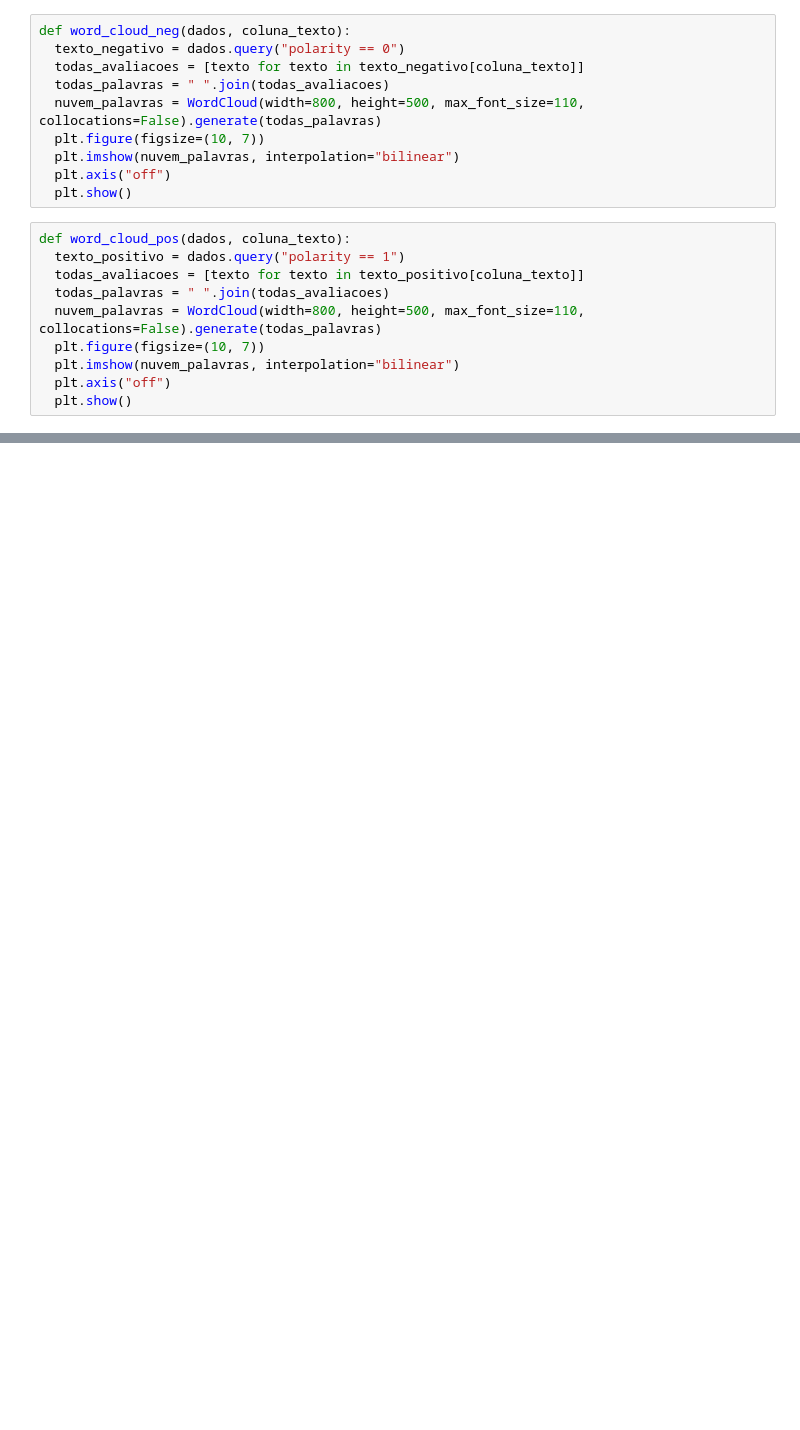
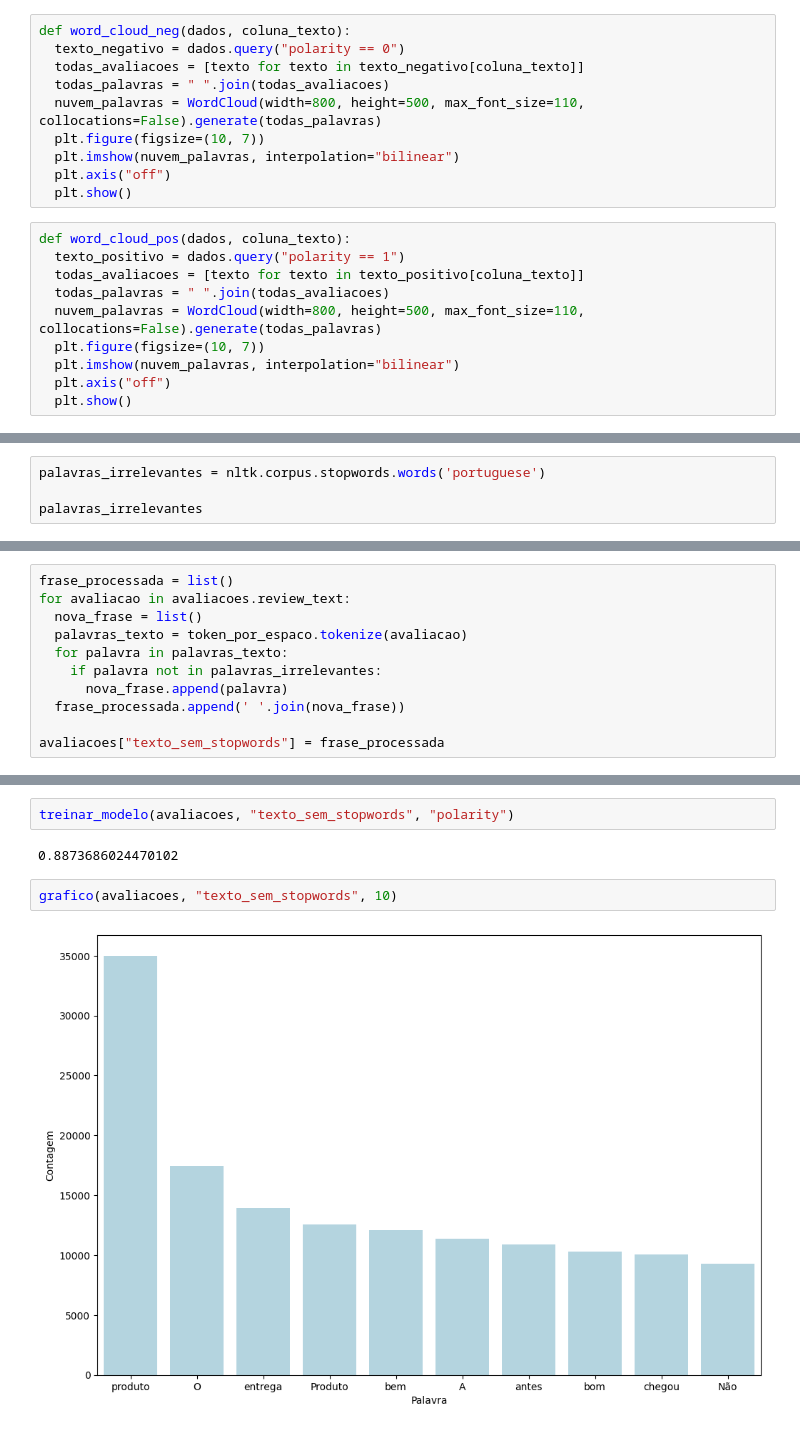
Before and after one commit to alvaro-amorim/Estudos-posgraduacao-iafordevs, a Jupyter notebook: Estudo_bag_of_words.ipynb, the cells around one changed output, grey strips where cells are left out. Drawn from its saved outputs; the diff is of its cells as text; blank space fills up the shorter version.

```diff
--- a/Estudo_bag_of_words.ipynb
+++ b/Estudo_bag_of_words.ipynb
@@ -179,0 +274,4 @@ word_cloud_pos(avaliacoes, "review_text")
+# %%
+palavras_irrelevantes = nltk.corpus.stopwords.words('portuguese')
+
+palavras_irrelevantes
@@ -179,0 +296,11 @@ word_cloud_pos(avaliacoes, "review_text")
+# %%
+frase_processada = list()
+for avaliacao in avaliacoes.review_text:
+  nova_frase = list()
+  palavras_texto = token_por_espaco.tokenize(avaliacao)
+  for palavra in palavras_texto:
+    if palavra not in palavras_irrelevantes:
+      nova_frase.append(palavra)
+  frase_processada.append(' '.join(nova_frase))
+
+avaliacoes["texto_sem_stopwords"] = frase_processada
@@ -179,0 +316,8 @@ word_cloud_pos(avaliacoes, "review_text")
+# %%
+treinar_modelo(avaliacoes, "texto_sem_stopwords", "polarity")
+# %% [output]
+0.8873686024470102
+# %%
+grafico(avaliacoes, "texto_sem_stopwords", 10)
+# %% [output]
+[figure, added]
```
Also changed, not shown: parts of 51 cells of this notebook.
